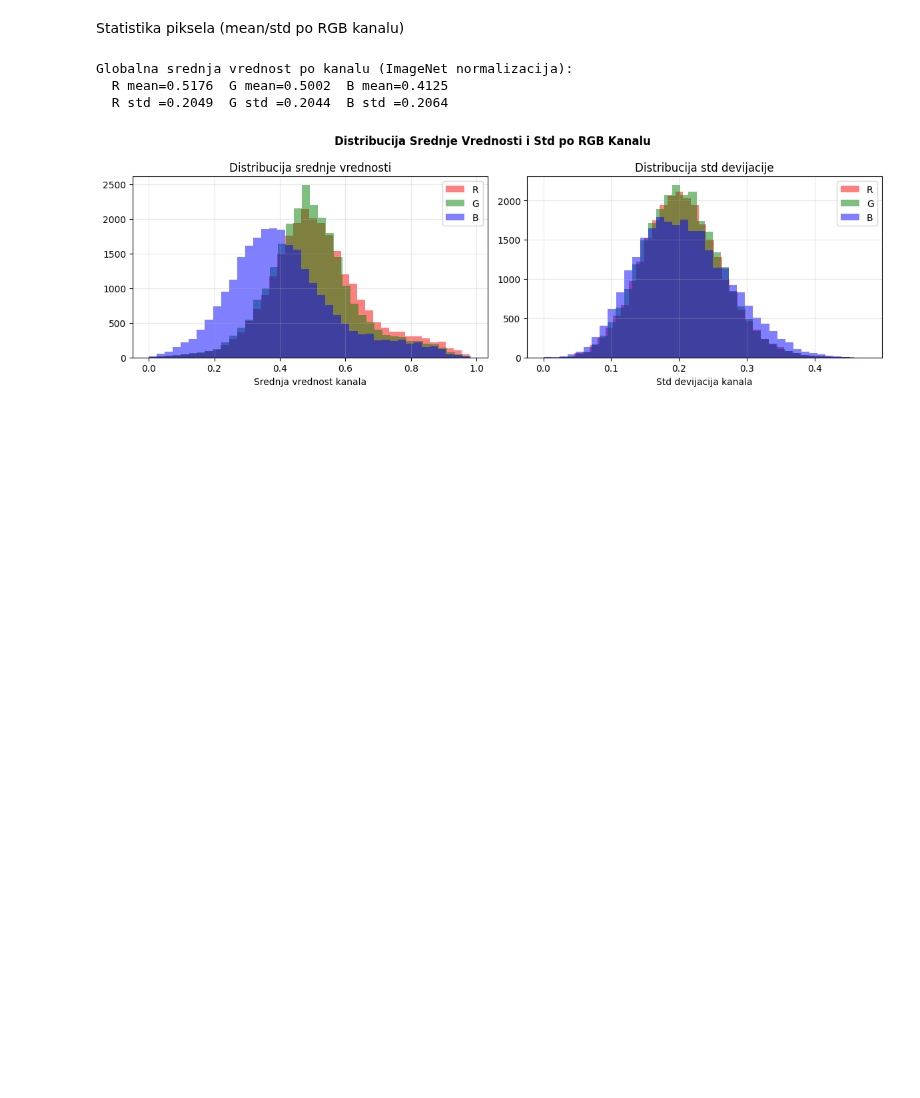
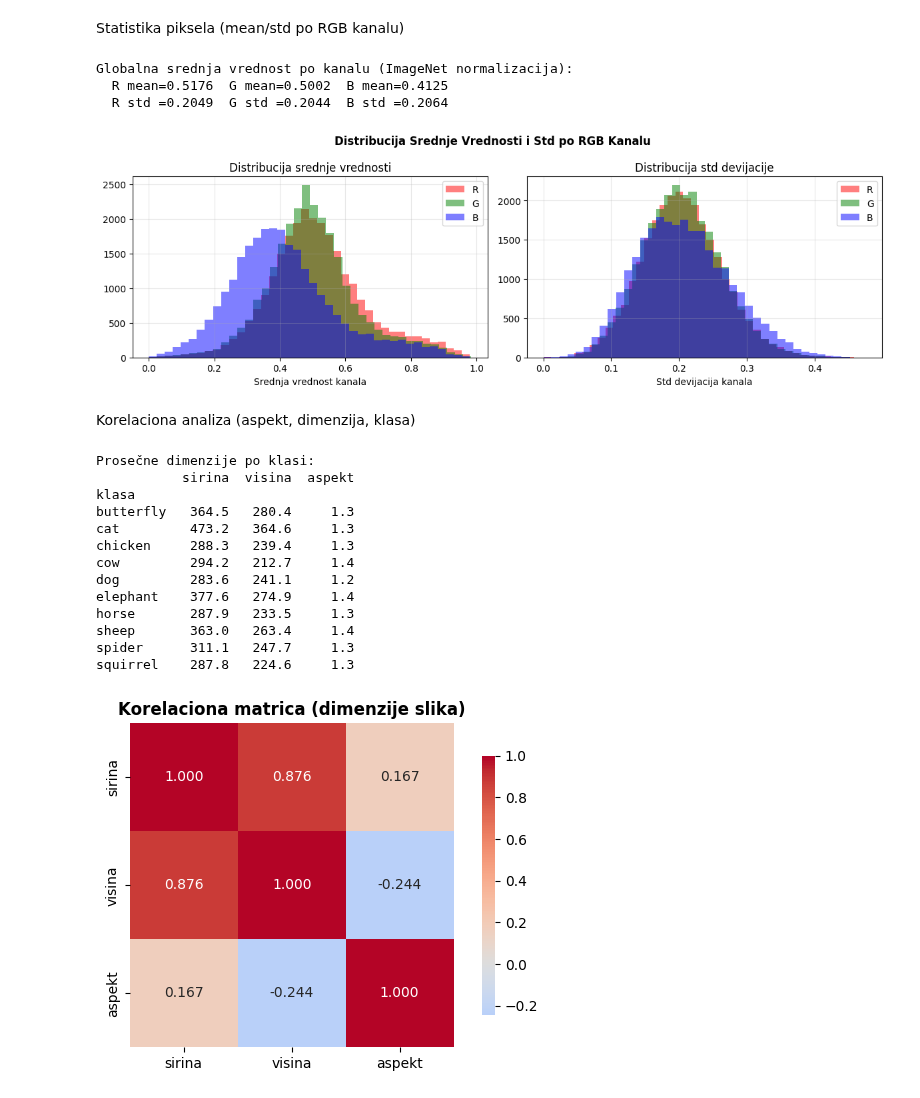
Before and after one commit to predrag002/Animals, a Jupyter notebook: analiza.ipynb, the cells around one changed output. Drawn from its saved outputs; the diff is of its cells as text; code cells hidden in the pictures; blank space fills up the shorter version.

Commit message:
Dodavanje korelacione matrice za dimenziju slika i tabele koja prikazuje prosečne dimenzije po klasama.

```diff
--- a/analiza.ipynb
+++ b/analiza.ipynb
@@ -274,3 +274,35 @@ Globalna srednja vrednost po kanalu (ImageNet normalizacija):
   R mean=0.5176  G mean=0.5002  B mean=0.4125
   R std =0.2049  G std =0.2044  B std =0.2064
 [figure]
+# %% [markdown]
+Korelaciona analiza (aspekt, dimenzija, klasa)
+# %%
+print('Prosečne dimenzije po klasi:')
+print(df.groupby('klasa')[['sirina','visina','aspekt']].mean().round(1).to_string())
+
+
+df_num = df[['sirina','visina','aspekt']].copy()
+corr = df_num.corr()
+
+fig, ax = plt.subplots(figsize=(6, 4))
+sns.heatmap(corr, annot=True, fmt='.3f', cmap='coolwarm', center=0,
+            square=True, ax=ax, cbar_kws={'shrink': 0.8})
+ax.set_title('Korelaciona matrica (dimenzije slika)', fontsize=12, fontweight='bold')
+plt.tight_layout()
+plt.savefig('eda_correlation.png', dpi=120, bbox_inches='tight')
+plt.show()
+# %% [output]
+Prosečne dimenzije po klasi:
+           sirina  visina  aspekt
+klasa
+butterfly   364.5   280.4     1.3
+cat         473.2   364.6     1.3
+chicken     288.3   239.4     1.3
+cow         294.2   212.7     1.4
+dog         283.6   241.1     1.2
+elephant    377.6   274.9     1.4
+horse       287.9   233.5     1.3
+sheep       363.0   263.4     1.4
+spider      311.1   247.7     1.3
+squirrel    287.8   224.6     1.3
+[figure, added]
```
Also changed, not shown: 1 other file.
